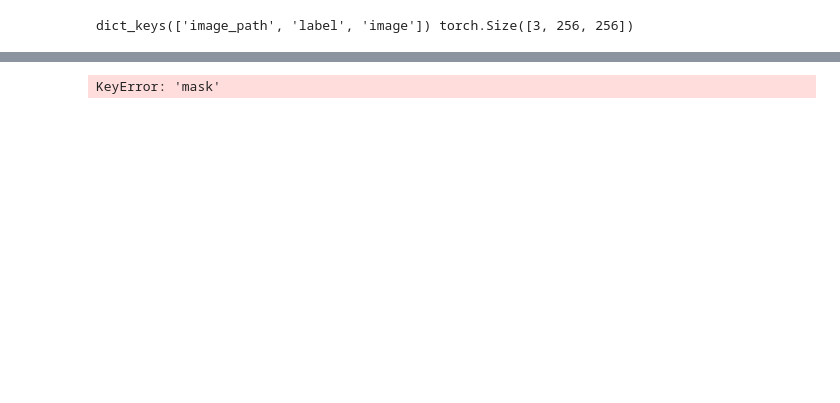
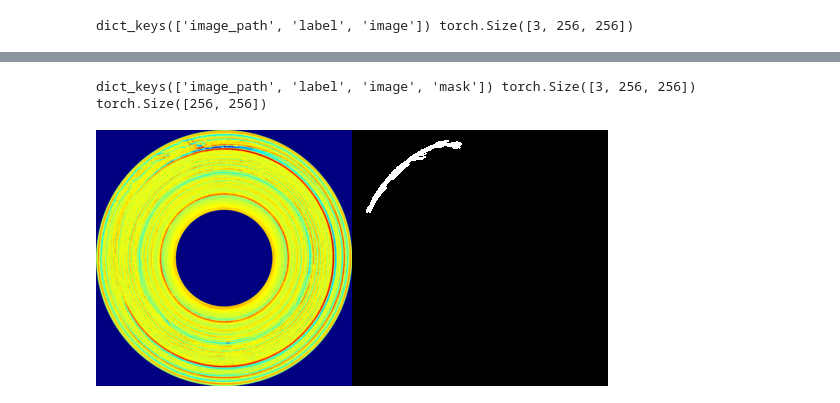
Before and after one commit to kreciarze/beantech-anomaly-detector, a Jupyter notebook: src/model.ipynb, the cells around one changed output, grey strips where cells are left out. Drawn from its saved outputs; the diff is of its cells as text; code cells hidden in the pictures; blank space fills up the shorter version.

```diff
--- a/src/model.ipynb
+++ b/src/model.ipynb
@@ -94,7 +94,19 @@ btech_dataset_segmentation_train.samples.head()
+# %%
+btech_dataset_segmentation_test = BTechDataset(
+    root=dataset_root,
+    category="01",
+    transform=transform,
+    split="test",
+    task=TaskType.SEGMENTATION,
+)
+sample = btech_dataset_segmentation_test[20]
+print(sample.keys(), sample["image"].shape, sample["mask"].shape)
+# %% [output]
+dict_keys(['image_path', 'label', 'image', 'mask']) torch.Size([3, 256, 256]) torch.Size([256, 256])
 # %%
 img = to_pil_image(sample["image"].clone())
 msk = to_pil_image(sample["mask"]).convert("RGB")
 
-Image.fromarray(np.hstack((np.array(img), np.array(msk))))
+Image.fromarray(np.hstack((np.array(img), np.array(msk)*255)))
 # %% [output]
-KeyError: 'mask'
+[figure, added]
```
Also changed, not shown: parts of 4 cells of this notebook.
